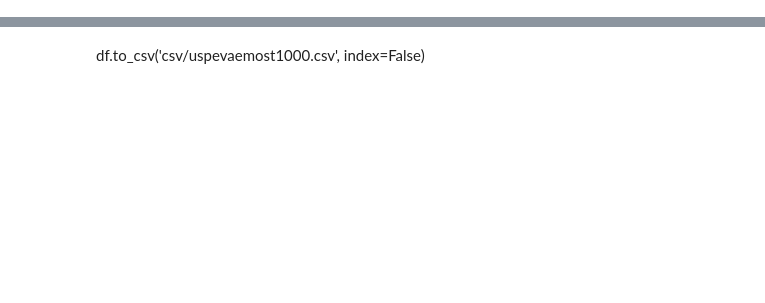
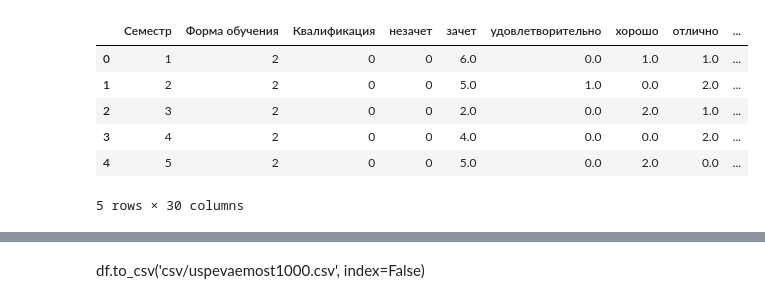
Before and after one commit to fluke8/predicting-academic-performance-python, a Jupyter notebook: _obrabotka.ipynb, the cells around one changed output, grey strips where cells are left out. Saved outputs shown, nothing was run; the diff lists cells and outputs as text; code cells hidden in the pictures; blank space fills up the shorter version.

```diff
--- a/_obrabotka.ipynb
+++ b/_obrabotka.ipynb
@@ -85,4 +87,14 @@ df.drop('Учебный год', axis=1, inplace=True)
 # %%
 df.to_csv('csv/dataset.csv', index=False)
+# %%
+df.head()
+# %% [output]
+|  | Семестр | Форма обучения | Квалификация | незачет | зачет | удовлетворительно | хорошо | отлично | ... |
+| 0 | 1 | 2 | 0 | 0 | 6.0 | 0.0 | 1.0 | 1.0 | ... |
+| 1 | 2 | 2 | 0 | 0 | 5.0 | 1.0 | 0.0 | 2.0 | ... |
+| 2 | 3 | 2 | 0 | 0 | 2.0 | 0.0 | 2.0 | 1.0 | ... |
+| 3 | 4 | 2 | 0 | 0 | 4.0 | 0.0 | 0.0 | 2.0 | ... |
+| 4 | 5 | 2 | 0 | 0 | 5.0 | 0.0 | 2.0 | 0.0 | ... |
+5 rows × 30 columns
 # %%
 profile = ProfileReport(df, title="Profiling Report")
```
Also changed, not shown: parts of 4 cells of this notebook, 14 other files.
